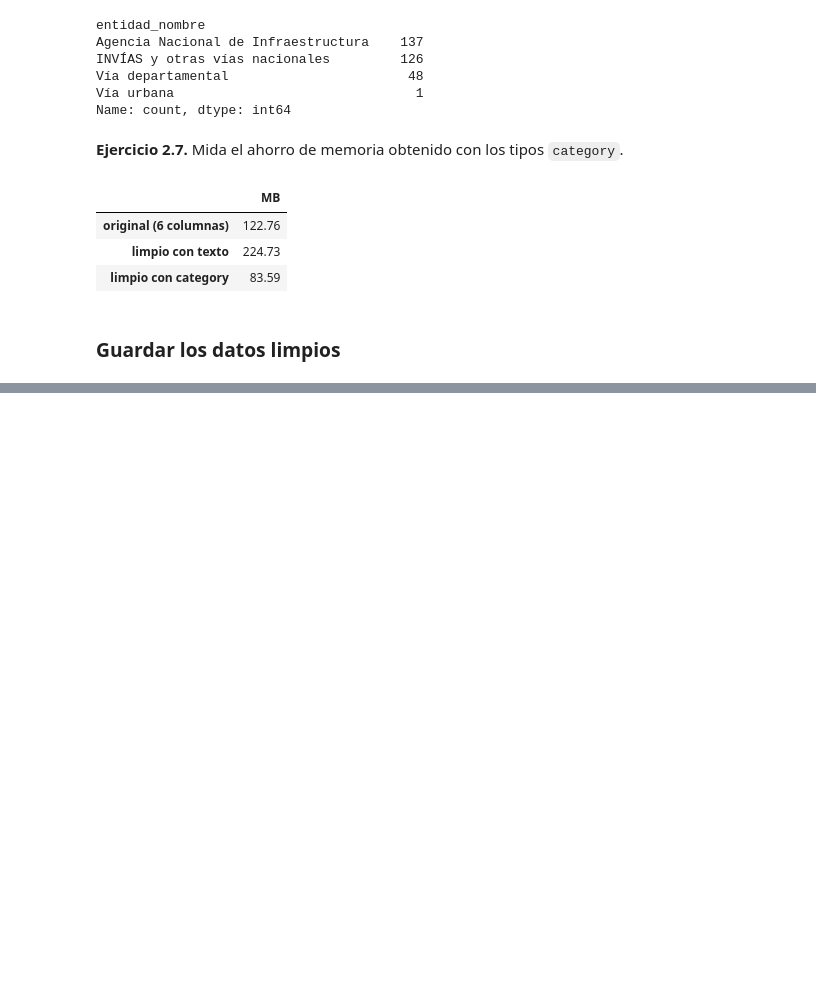
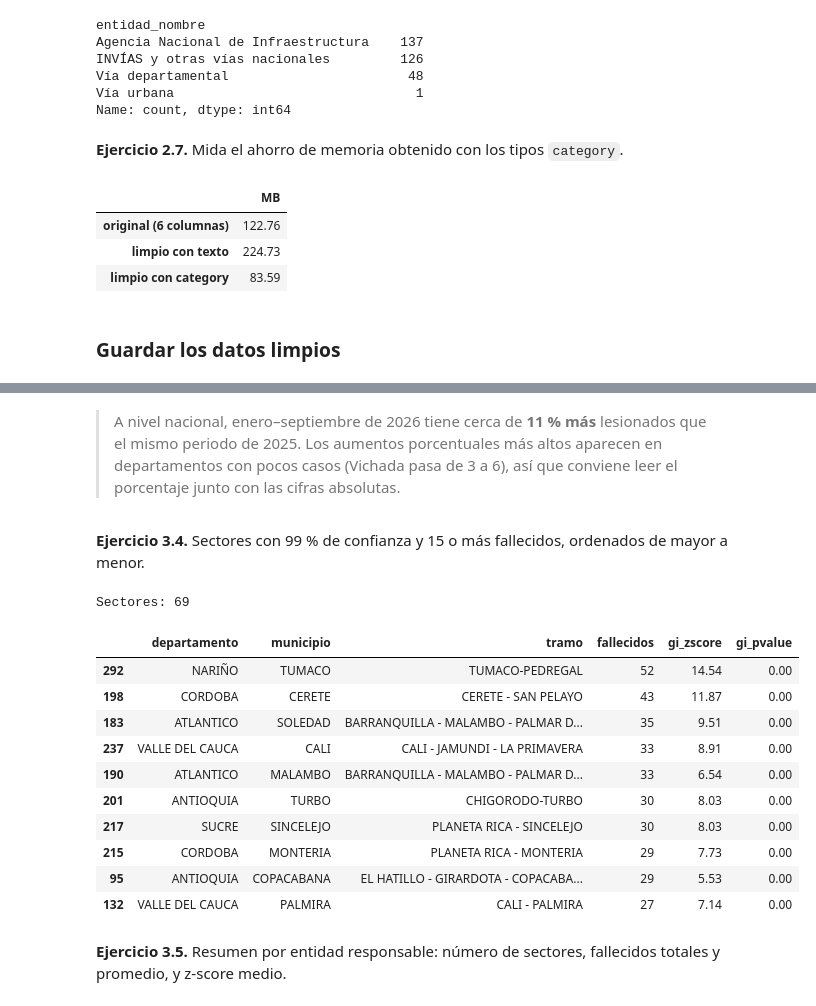
Before and after one commit to carlosantiz94-prog/siniestralidad-vial-ds, a Jupyter notebook: notebooks/pandas_labs.ipynb, the cells around one changed output, grey strips where cells are left out. Saved outputs shown, nothing was run; the diff lists cells and outputs as text; code cells hidden in the pictures; blank space fills up the shorter version.

```diff
--- a/notebooks/pandas_labs.ipynb
+++ b/notebooks/pandas_labs.ipynb
@@ -496,0 +794,24 @@ sorted(p.name for p in PROCESSED.glob("*.csv"))
+# %% [markdown]
+> A nivel nacional, enero–septiembre de 2026 tiene cerca de **11 % más** lesionados que el mismo periodo de 2025. Los aumentos porcentuales más altos aparecen en departamentos con pocos casos (Vichada pasa de 3 a 6), así que conviene leer el porcentaje junto con las cifras absolutas.
+# %% [markdown]
+**Ejercicio 3.4.** Sectores con 99 % de confianza y 15 o más fallecidos, ordenados de mayor a menor.
+# %%
+criticos = (sectores[(sectores["nivel_confianza"] == "99%") & (sectores["fallecidos"] >= 15)]
+            .sort_values(["fallecidos", "gi_zscore"], ascending=False))
+print("Sectores:", len(criticos))
+criticos[["departamento", "municipio", "tramo", "fallecidos", "gi_zscore", "gi_pvalue"]].head(10)
+# %% [output]
+Sectores: 69
+|  | departamento | municipio | tramo | fallecidos | gi_zscore | gi_pvalue |
+| 292 | NARIÑO | TUMACO | TUMACO-PEDREGAL | 52 | 14.54 | 0.00 |
+| 198 | CORDOBA | CERETE | CERETE - SAN PELAYO | 43 | 11.87 | 0.00 |
+| 183 | ATLANTICO | SOLEDAD | BARRANQUILLA - MALAMBO - PALMAR D... | 35 | 9.51 | 0.00 |
+| 237 | VALLE DEL CAUCA | CALI | CALI - JAMUNDI - LA PRIMAVERA | 33 | 8.91 | 0.00 |
+| 190 | ATLANTICO | MALAMBO | BARRANQUILLA - MALAMBO - PALMAR D... | 33 | 6.54 | 0.00 |
+| 201 | ANTIOQUIA | TURBO | CHIGORODO-TURBO | 30 | 8.03 | 0.00 |
+| 217 | SUCRE | SINCELEJO | PLANETA RICA - SINCELEJO | 30 | 8.03 | 0.00 |
+| 215 | CORDOBA | MONTERIA | PLANETA RICA - MONTERIA | 29 | 7.73 | 0.00 |
+| 95 | ANTIOQUIA | COPACABANA | EL HATILLO - GIRARDOTA - COPACABA... | 29 | 5.53 | 0.00 |
+| 132 | VALLE DEL CAUCA | PALMIRA | CALI - PALMIRA | 27 | 7.14 | 0.00 |
+# %% [markdown]
+**Ejercicio 3.5.** Resumen por entidad responsable: número de sectores, fallecidos totales y promedio, y z-score medio.
```
Also changed, not shown: parts of 38 cells of this notebook, 2 other files.
